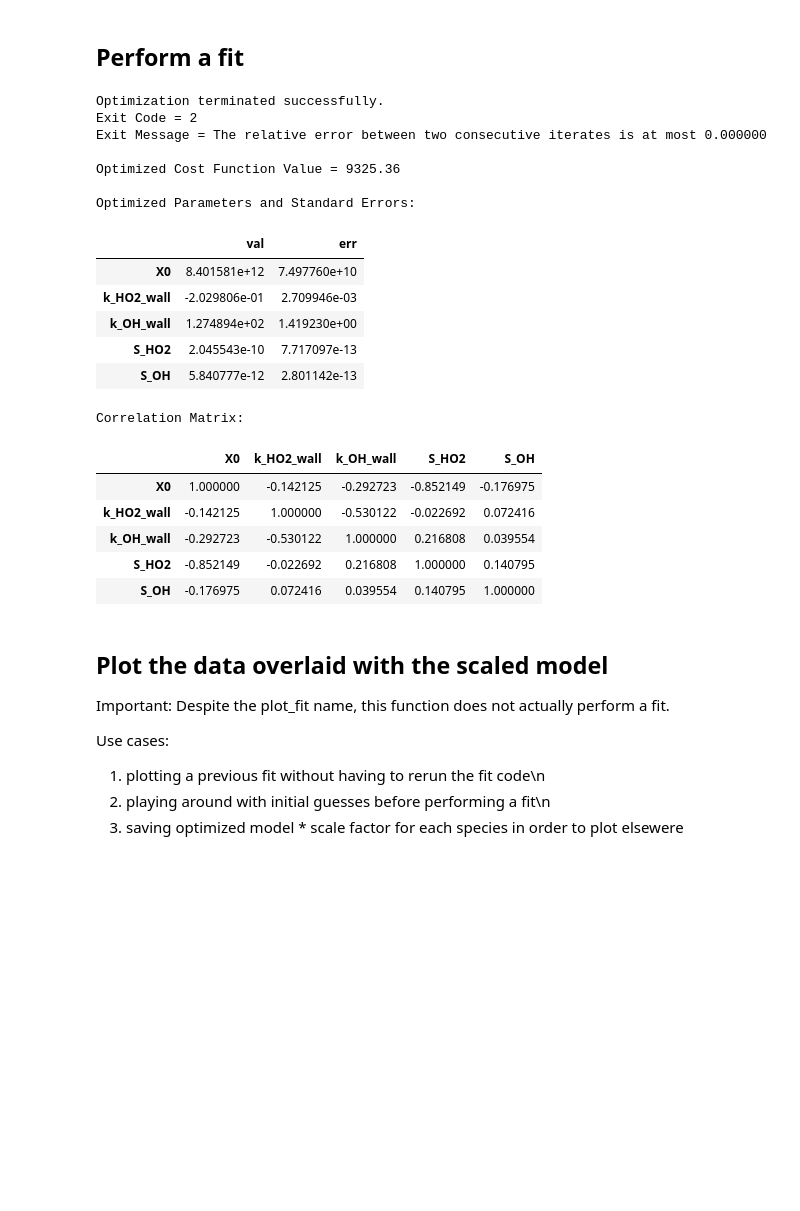
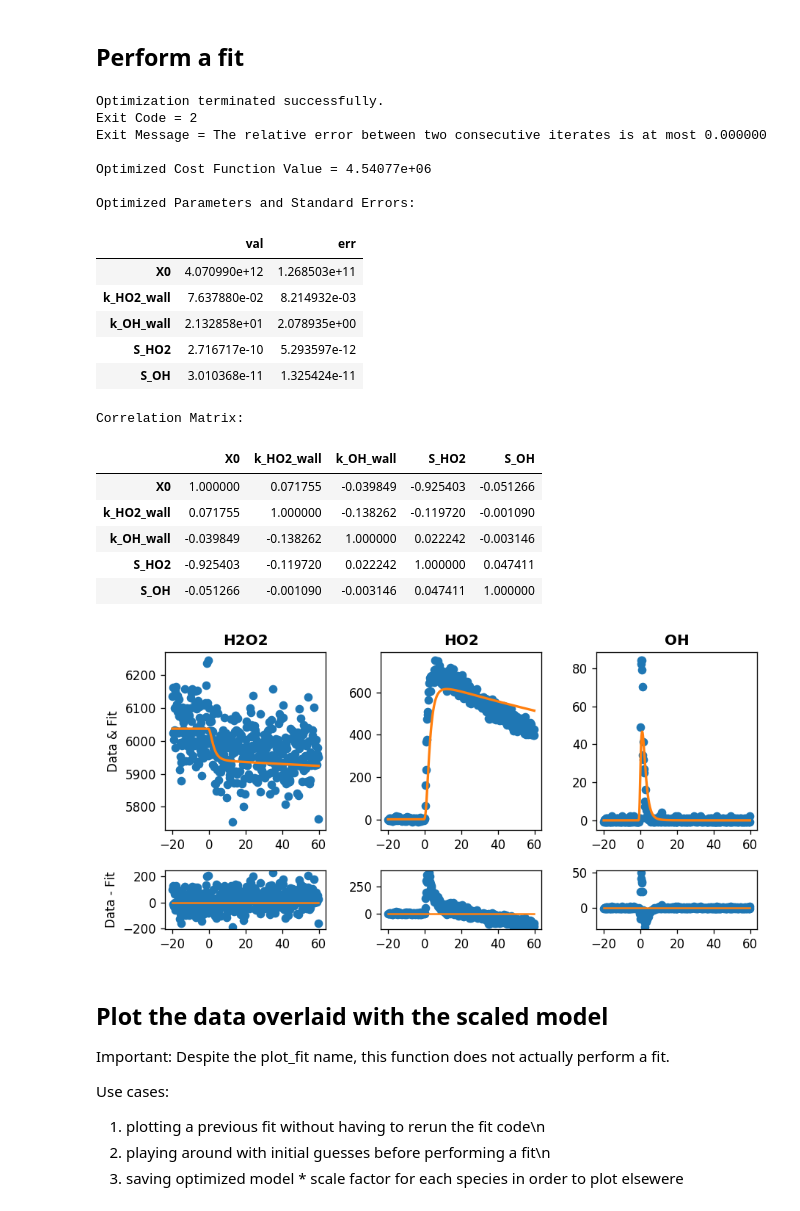
Before and after one commit to mdsmarte/ALS-Kinetic-Model, a Jupyter notebook: ex_notebook_1.ipynb, the cells around one changed output. Drawn from its saved outputs; the diff is of its cells as text; code cells hidden in the pictures; blank space fills up the shorter version.

Commit message:
Saving progress 6-29-18, fixed bug with _time_axis, added fit plotting

```diff
--- a/ex_notebook_1.ipynb
+++ b/ex_notebook_1.ipynb
@@ -41,8 +45,8 @@ Step 2:
 # %%
 data = {}
 data['H2O2'] = {'val':df_val['H2O2'].values, 'err':df_err['H2O2'].values, 'fit':True, 'weight':1}
-data['HO2']  = {'val':df_val['HO2'].values,  'err':df_err['HO2'].values,  'fit':False, 'weight':1}
-data['OH']   = {'val':df_val['OH'].values,   'err':df_err['OH'].values,   'fit':False, 'weight':1}
+data['HO2']  = {'val':df_val['HO2'].values,  'err':df_err['HO2'].values,  'fit':True, 'weight':1}
+data['OH']   = {'val':df_val['OH'].values,   'err':df_err['OH'].values,   'fit':True, 'weight':1}
 data = pd.DataFrame.from_dict(data, orient='index')
 display(data)
 # %% [output]
@@ -58,9 +62,9 @@ idx_zero = np.abs(t-(-1.68)).argmin()
 S_H2O2 = df_val.iloc[:idx_zero,df_val.columns.get_loc('H2O2')].mean() / c_H2O2_0
 
 model_params = {}
-model_params['X0'] =         {'val':4.0e13,     'err':0,  'fit':True}
-model_params['k_OH_wall'] =  {'val':200.,        'err':0, 'fit':True}
-model_params['k_HO2_wall'] = {'val':100.,        'err':0, 'fit':True}
+model_params['X0'] =         {'val':4.0e12,     'err':0,  'fit':True}
+model_params['k_OH_wall'] =  {'val':20.,        'err':0, 'fit':True}
+model_params['k_HO2_wall'] = {'val':10.,        'err':0, 'fit':True}
 model_params['T'] =          {'val':298.,       'err':0,  'fit':False}
 model_params['P'] =          {'val':30.,        'err':0,  'fit':False}
 model_params['c_H2O2_0'] =   {'val':c_H2O2_0,   'err':0,  'fit':False}
@@ -101,30 +105,29 @@ Inputted ALS Params:
 ## Perform a fit
 # %%
 df_p, df_cov_p, df_corr_p, cost, mesg, ier \
-    = model.fit(t, tbin, data, model_params, ALS_params, err_weight=True)
-
-df_p.to_csv('params.csv')
+    = model.fit(t, tbin, data, model_params, ALS_params, err_weight=False)
 # %% [output]
 Optimization terminated successfully.
 Exit Code = 2
 Exit Message = The relative error between two consecutive iterates is at most 0.000000
 
-Optimized Cost Function Value = 9325.36
+Optimized Cost Function Value = 4.54077e+06
 
 Optimized Parameters and Standard Errors:
 |  | val | err |
-| X0 | 8.401581e+12 | 7.497760e+10 |
-| k_HO2_wall | -2.029806e-01 | 2.709946e-03 |
-| k_OH_wall | 1.274894e+02 | 1.419230e+00 |
-| S_HO2 | 2.045543e-10 | 7.717097e-13 |
-| S_OH | 5.840777e-12 | 2.801142e-13 |
+| X0 | 4.070990e+12 | 1.268503e+11 |
+| k_HO2_wall | 7.637880e-02 | 8.214932e-03 |
+| k_OH_wall | 2.132858e+01 | 2.078935e+00 |
+| S_HO2 | 2.716717e-10 | 5.293597e-12 |
+| S_OH | 3.010368e-11 | 1.325424e-11 |
 Correlation Matrix:
 |  | X0 | k_HO2_wall | k_OH_wall | S_HO2 | S_OH |
-| X0 | 1.000000 | -0.142125 | -0.292723 | -0.852149 | -0.176975 |
-| k_HO2_wall | -0.142125 | 1.000000 | -0.530122 | -0.022692 | 0.072416 |
-| k_OH_wall | -0.292723 | -0.530122 | 1.000000 | 0.216808 | 0.039554 |
-| S_HO2 | -0.852149 | -0.022692 | 0.216808 | 1.000000 | 0.140795 |
-| S_OH | -0.176975 | 0.072416 | 0.039554 | 0.140795 | 1.000000 |
+| X0 | 1.000000 | 0.071755 | -0.039849 | -0.925403 | -0.051266 |
+| k_HO2_wall | 0.071755 | 1.000000 | -0.138262 | -0.119720 | -0.001090 |
+| k_OH_wall | -0.039849 | -0.138262 | 1.000000 | 0.022242 | -0.003146 |
+| S_HO2 | -0.925403 | -0.119720 | 0.022242 | 1.000000 | 0.047411 |
+| S_OH | -0.051266 | -0.001090 | -0.003146 | 0.047411 | 1.000000 |
+[figure, added]
 # %% [markdown]
 ## Plot the data overlaid with the scaled model
 
```
Also changed, not shown: parts of 10 cells of this notebook, 2 other files.
